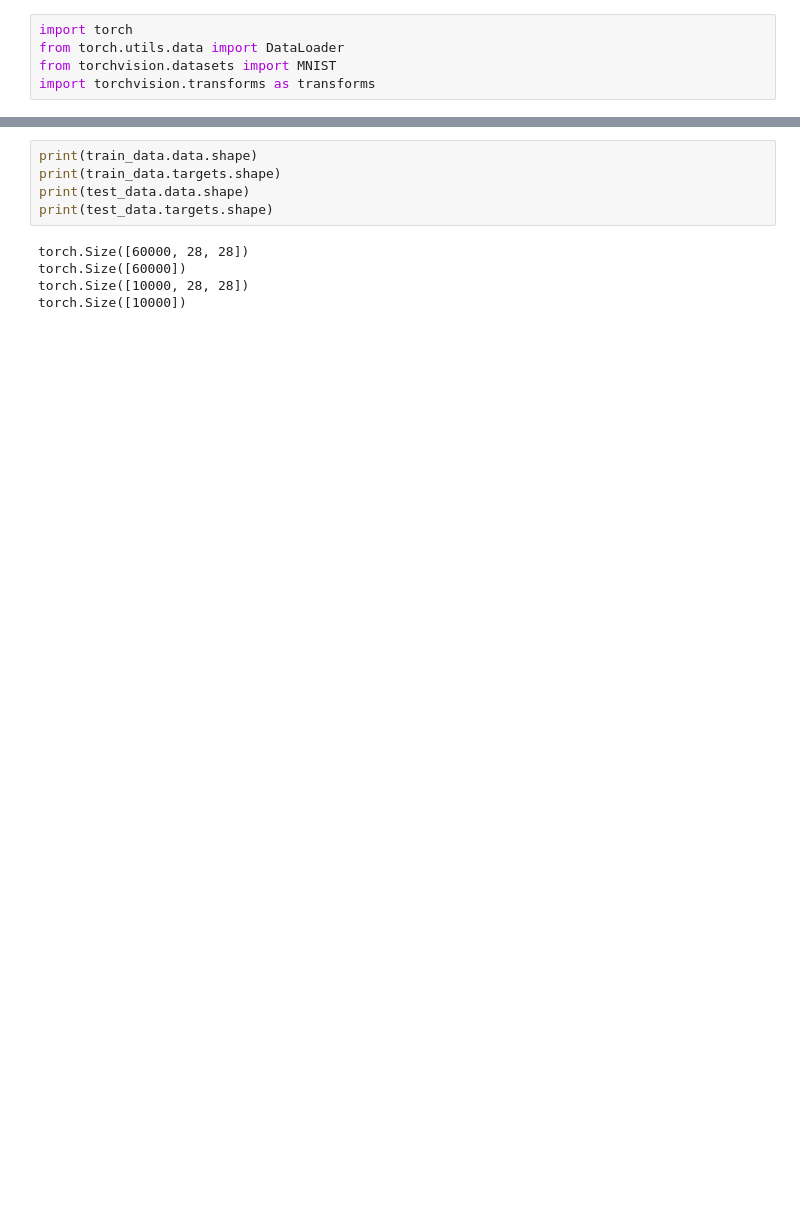
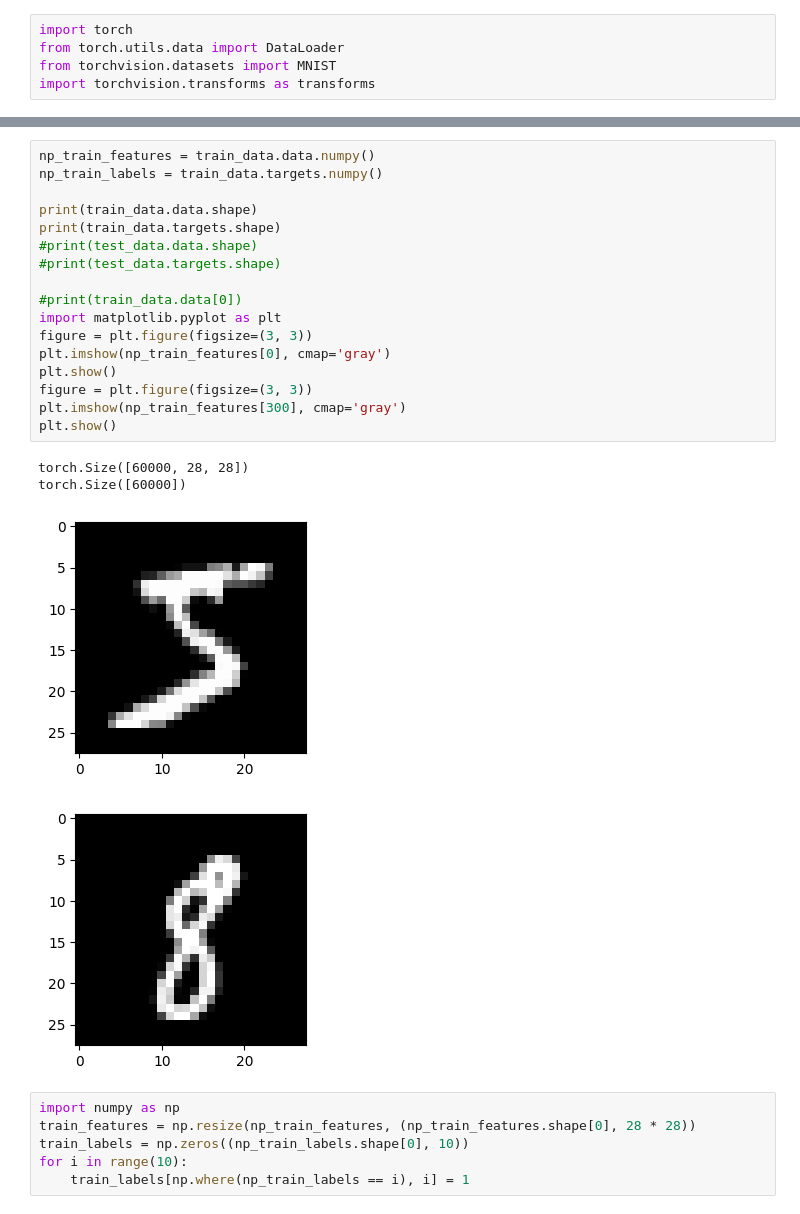
Before and after one commit to Lyshen/PiggyToy, a Jupyter notebook: Lesson03_CNN_practice.ipynb, the cells around one changed output, grey strips where cells are left out. Drawn from its saved outputs; the diff is of its cells as text; blank space fills up the shorter version.

```diff
--- a/Lesson03_CNN_practice.ipynb
+++ b/Lesson03_CNN_practice.ipynb
@@ -618,10 +603,28 @@ Extracting ./data/MNIST/raw/t10k-labels-idx1-ubyte.gz to ./data/MNIST/raw
-# %%
-print(train_data.data.shape)
-print(train_data.targets.shape)
-print(test_data.data.shape)
-print(test_data.targets.shape)
-# %% [output]
-torch.Size([60000, 28, 28])
-torch.Size([60000])
-torch.Size([10000, 28, 28])
-torch.Size([10000])
+# %%
+np_train_features = train_data.data.numpy()
+np_train_labels = train_data.targets.numpy()
+
+print(train_data.data.shape)
+print(train_data.targets.shape)
+#print(test_data.data.shape)
+#print(test_data.targets.shape)
+
+#print(train_data.data[0])
+import matplotlib.pyplot as plt
+figure = plt.figure(figsize=(3, 3))
+plt.imshow(np_train_features[0], cmap='gray')
+plt.show()
+figure = plt.figure(figsize=(3, 3))
+plt.imshow(np_train_features[300], cmap='gray')
+plt.show()
+# %% [output]
+torch.Size([60000, 28, 28])
+torch.Size([60000])
+[figure, added]
+[figure, added]
+# %%
+import numpy as np
+train_features = np.resize(np_train_features, (np_train_features.shape[0], 28 * 28))
+train_labels = np.zeros((np_train_labels.shape[0], 10))
+for i in range(10):
+    train_labels[np.where(np_train_labels == i), i] = 1
```
Also changed, not shown: parts of 12 cells of this notebook.
